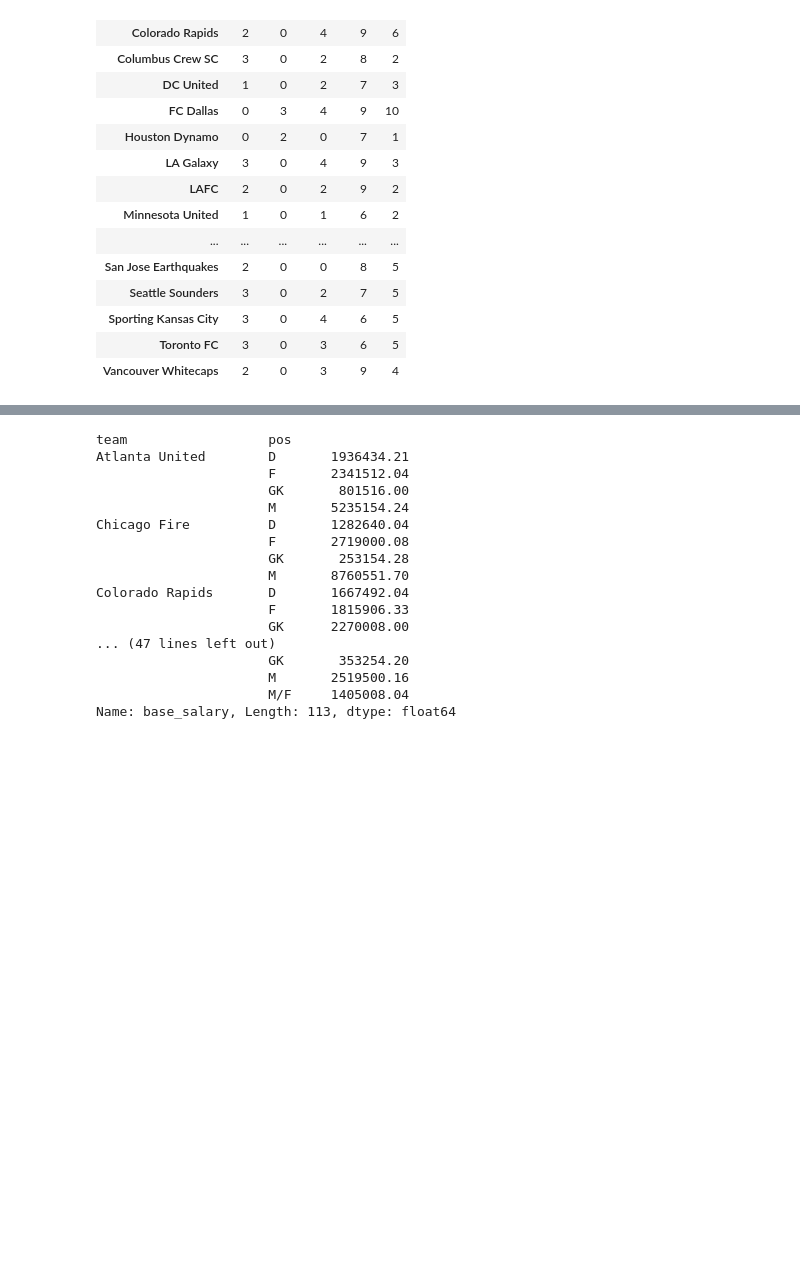
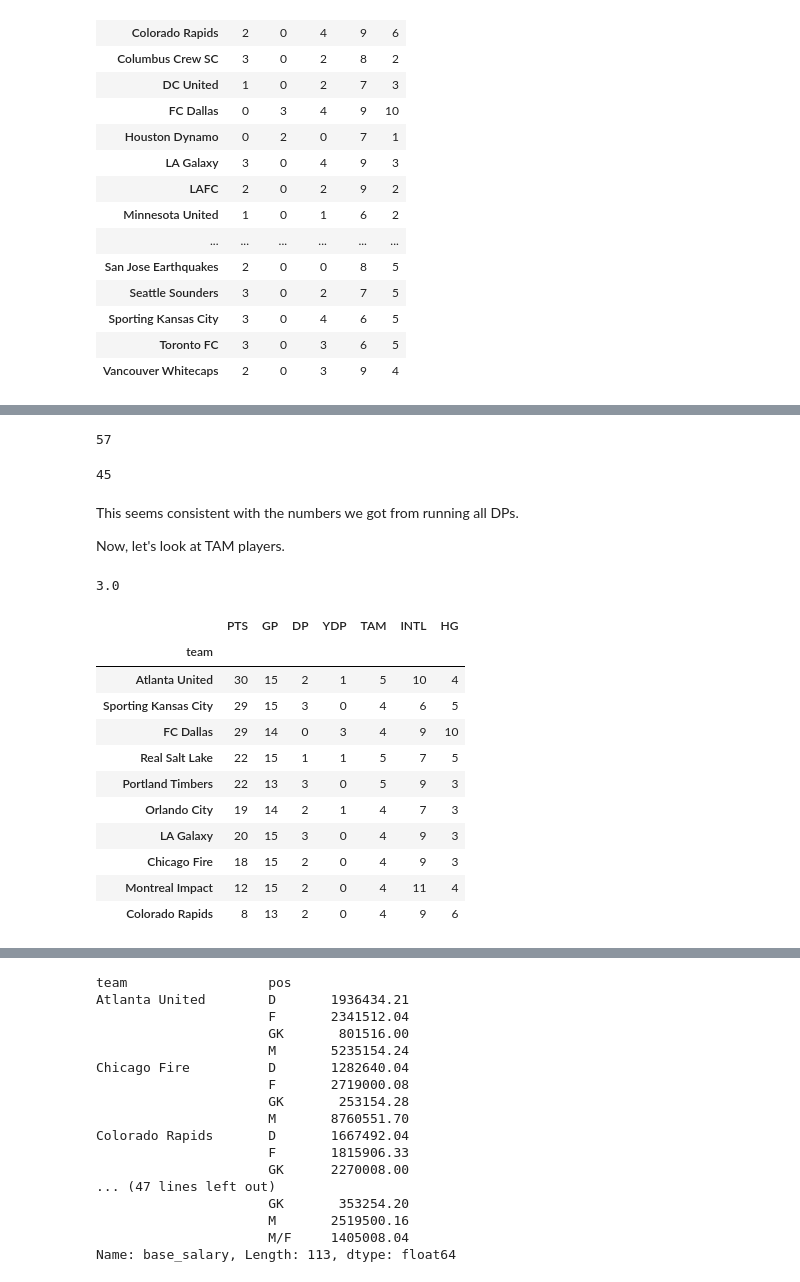
Before and after one commit to eggarcia28/MLS-Salaries, a Jupyter notebook: MLSPU Salaries.ipynb, the cells around one changed output, grey strips where cells are left out. Saved outputs shown, nothing was run; the diff lists cells and outputs as text; code cells hidden in the pictures; blank space fills up the shorter version.

```diff
--- a/MLSPU Salaries.ipynb
+++ b/MLSPU Salaries.ipynb
@@ -200,0 +358,31 @@ roster_info
+# %%
+round(mls[mls['YDP'] >= 1]['PTS'].sum() / mls[mls['YDP'] >= 1]['GP'].sum() * 34)
+# %% [output]
+57
+# %%
+round(mls[mls['YDP'] < 1]['PTS'].sum() / mls[mls['YDP'] < 1]['GP'].sum() * 34)
+# %% [output]
+45
+# %% [markdown]
+This seems consistent with the numbers we got from running all DPs.
+
+Now, let's look at TAM players.
+# %%
+mls['TAM'].quantile(0.5)
+# %% [output]
+3.0
+# %%
+mls[mls['TAM'] >= 4]
+# %% [output]
+|  | PTS | GP | DP | YDP | TAM | INTL | HG |
+| team |  |  |  |  |  |  |  |
+| Atlanta United | 30 | 15 | 2 | 1 | 5 | 10 | 4 |
+| Sporting Kansas City | 29 | 15 | 3 | 0 | 4 | 6 | 5 |
+| FC Dallas | 29 | 14 | 0 | 3 | 4 | 9 | 10 |
+| Real Salt Lake | 22 | 15 | 1 | 1 | 5 | 7 | 5 |
+| Portland Timbers | 22 | 13 | 3 | 0 | 5 | 9 | 3 |
+| Orlando City | 19 | 14 | 2 | 1 | 4 | 7 | 3 |
+| LA Galaxy | 20 | 15 | 3 | 0 | 4 | 9 | 3 |
+| Chicago Fire | 18 | 15 | 2 | 0 | 4 | 9 | 3 |
+| Montreal Impact | 12 | 15 | 2 | 0 | 4 | 11 | 4 |
+| Colorado Rapids | 8 | 13 | 2 | 0 | 4 | 9 | 6 |
```
Also changed, not shown: parts of 126 cells of this notebook.
